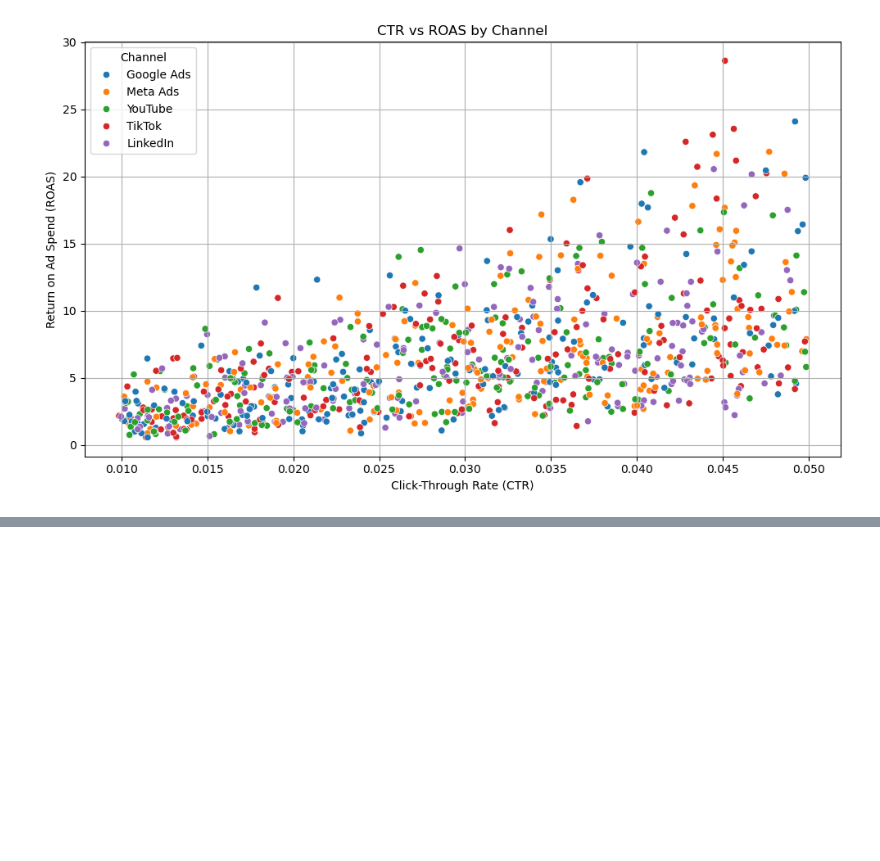
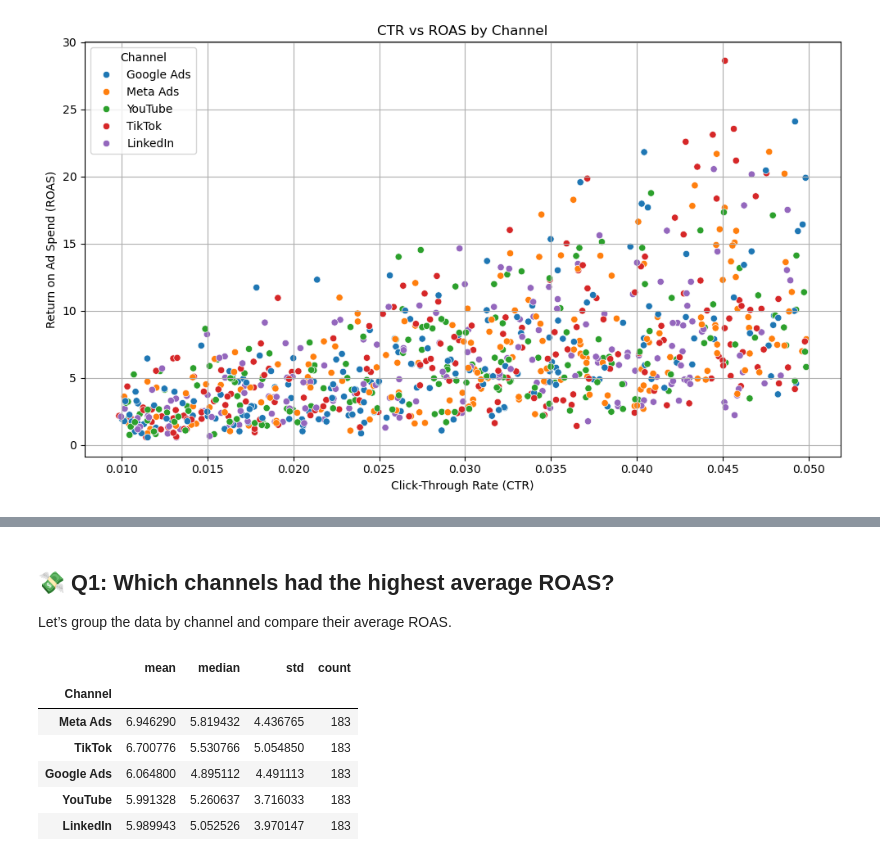
Before and after one commit to giorgidzebisashvili4/media-spend-optimization, a Jupyter notebook: notebooks/media_analysis_eda.ipynb, the cells around one changed output, grey strips where cells are left out. Drawn from its saved outputs; the diff is of its cells as text; code cells hidden in the pictures; blank space fills up the shorter version.

```diff
--- a/notebooks/media_analysis_eda.ipynb
+++ b/notebooks/media_analysis_eda.ipynb
@@ -256,0 +266,15 @@ plt.show()
+# %% [markdown]
+## 💸 Q1: Which channels had the highest average ROAS?
+
+Let’s group the data by channel and compare their average ROAS.
+# %%
+channel_roas = df.groupby('Channel')['ROAS'].agg(['mean', 'median', 'std', 'count']).sort_values(by='mean', ascending=False)
+channel_roas.style.background_gradient(cmap='Greens')
+# %% [output]
+|  | mean | median | std | count |
+| Channel |  |  |  |  |
+| Meta Ads | 6.946290 | 5.819432 | 4.436765 | 183 |
+| TikTok | 6.700776 | 5.530766 | 5.054850 | 183 |
+| Google Ads | 6.064800 | 4.895112 | 4.491113 | 183 |
+| YouTube | 5.991328 | 5.260637 | 3.716033 | 183 |
+| LinkedIn | 5.989943 | 5.052526 | 3.970147 | 183 |
```
Also changed, not shown: parts of 8 cells of this notebook.
